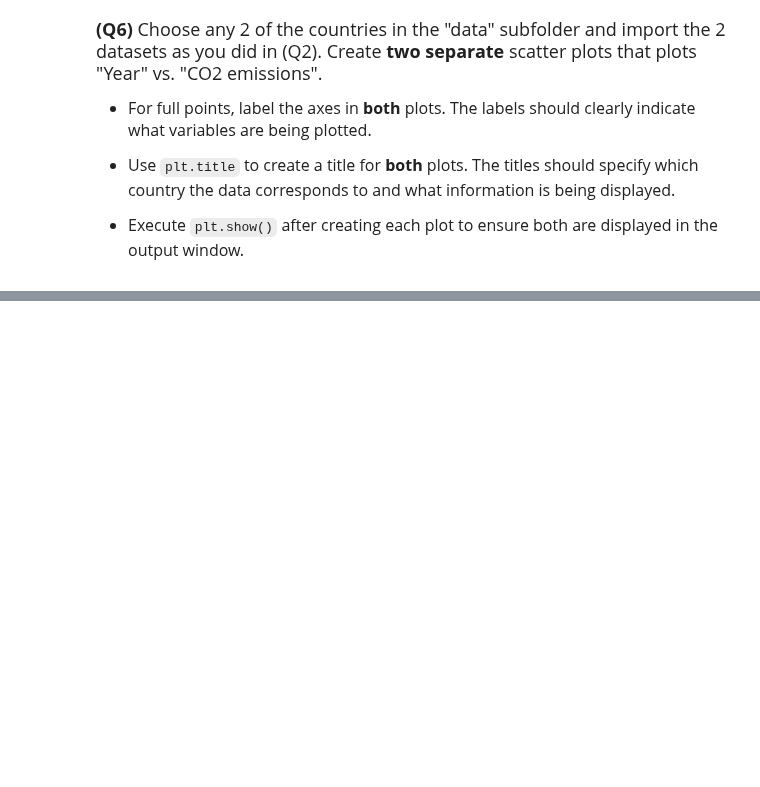
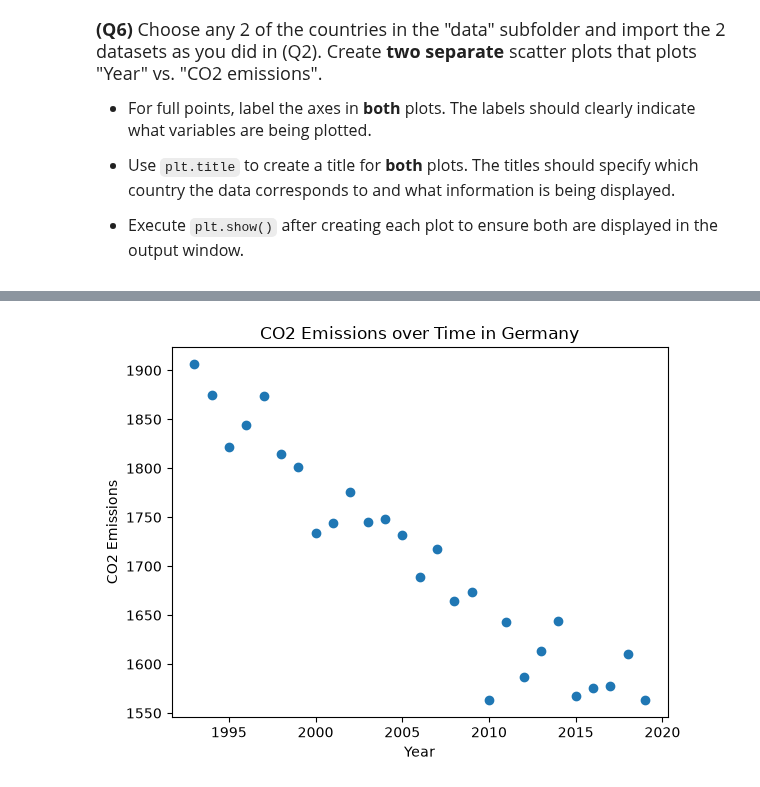
Before and after one commit to naomilai/datasci185fall2026, a Jupyter notebook: _assignments/assignment_2/Assignment2.ipynb, the cells around one changed output, grey strips where cells are left out. Cells and saved outputs as stored; diff of their text form; code cells hidden in the pictures; blank space fills up the shorter version.

```diff
--- a/_assignments/assignment_2/Assignment2.ipynb
+++ b/_assignments/assignment_2/Assignment2.ipynb
@@ -118,0 +177,10 @@ us_emissions["CO2_emission"].describe()
+# %%
+# Plot - Germany
+plt.scatter(x=germany_emissions["Year"], y=germany_emissions["CO2_emission"])
+plt.xlabel("Year")
+plt.ylabel("CO2 Emissions")
+plt.title("CO2 Emissions over Time in Germany")
+
+plt.show()
+# %% [output]
+[figure, added]
```
Also changed, not shown: parts of 10 cells of this notebook.
